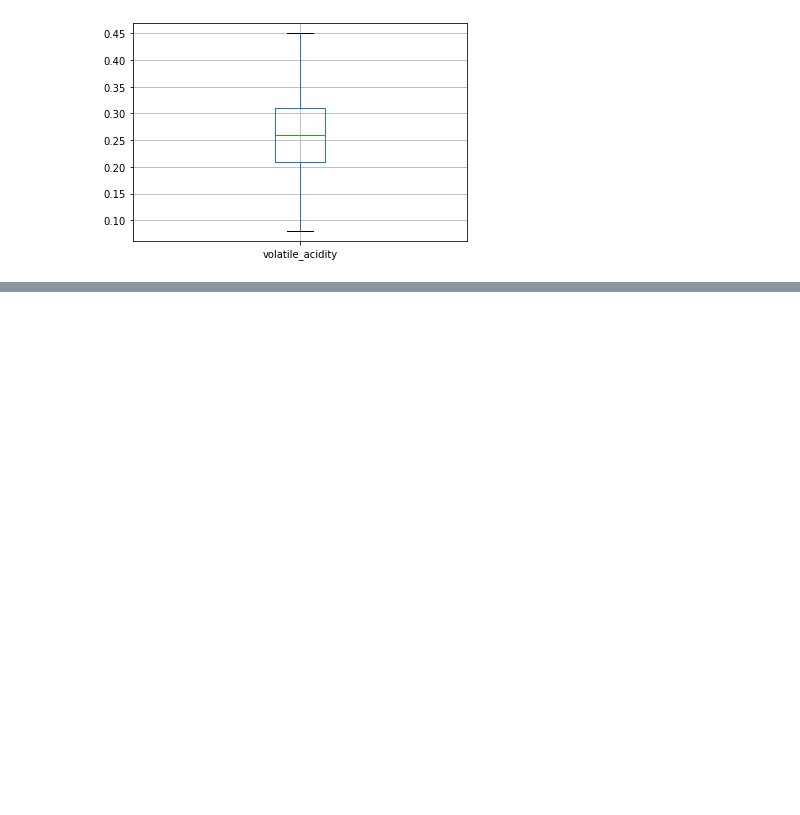
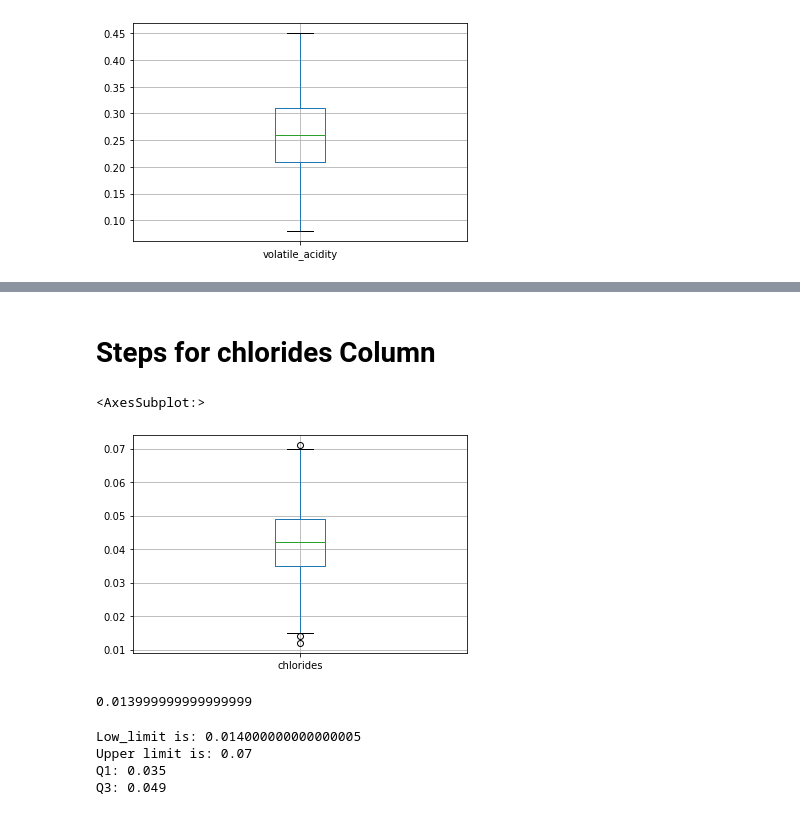
Before and after one commit to mchayan/DS_Practice, a Jupyter notebook: EDA_Practice/Assignment/Assignment_2.ipynb, the cells around one changed output, grey strips where cells are left out. Drawn from its saved outputs; the diff is of its cells as text; code cells hidden in the pictures; blank space fills up the shorter version.

```diff
--- a/EDA_Practice/Assignment/Assignment_2.ipynb
+++ b/EDA_Practice/Assignment/Assignment_2.ipynb
@@ -373,0 +402,32 @@ new_data.boxplot('residual_sugar')
+# %% [markdown]
+# Steps for chlorides Column
+# %%
+new_data.boxplot('chlorides')
+# %% [output]
+<AxesSubplot:>
+[figure, added]
+# %%
+#Finding IQR for the removal of outliers of the values of chlorides column
+sort_data = np.sort(new_data['chlorides'])
+Q1 = np.percentile(new_data['chlorides'], 25,
+                   interpolation = 'midpoint')
+
+Q3 = np.percentile(new_data['chlorides'], 75,
+                   interpolation = 'midpoint')
+IQR = Q3 - Q1
+print(IQR)
+# %% [output]
+0.013999999999999999
+# %%
+low_lim = Q1 - 1.5*IQR
+up_lim = Q3 + 1.5*IQR
+# Printing Results
+print('Low_limit is:', low_lim )
+print('Upper limit is:', up_lim)
+print('Q1:', Q1)
+print('Q3:', Q3)
+# %% [output]
+Low_limit is: 0.014000000000000005
+Upper limit is: 0.07
+Q1: 0.035
+Q3: 0.049
```
Also changed, not shown: parts of 67 cells of this notebook.
